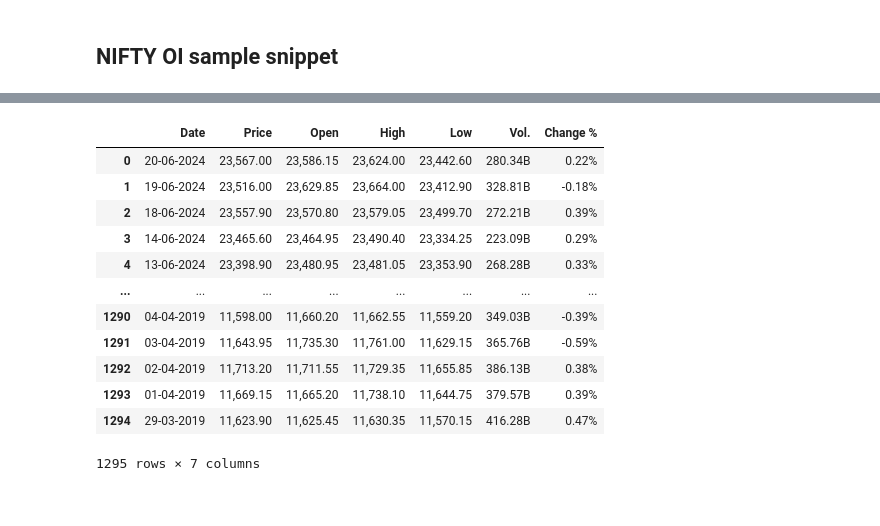
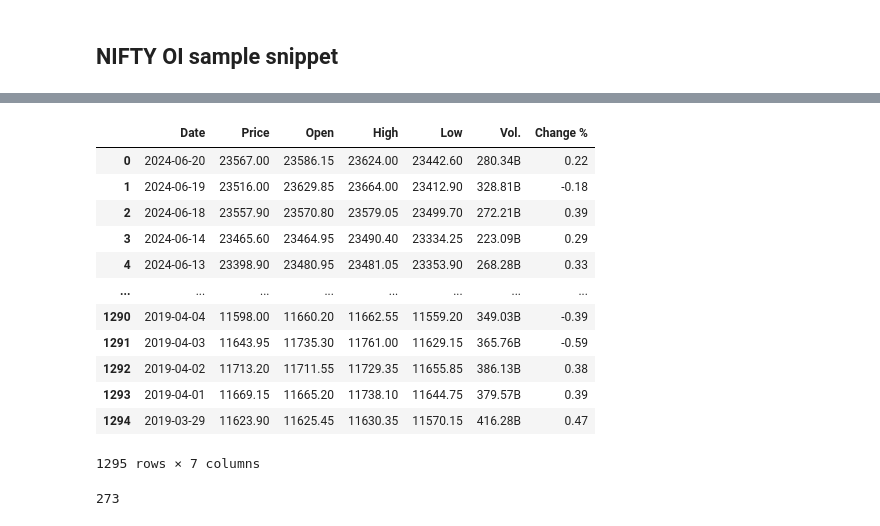
Before and after one commit to bala-ceg/backtest-strategies, a Jupyter notebook: weeklyexpiry_prediction.ipynb, the cells around one changed output, grey strips where cells are left out. Drawn from its saved outputs; the diff is of its cells as text; code cells hidden in the pictures.

```diff
--- a/weeklyexpiry_prediction.ipynb
+++ b/weeklyexpiry_prediction.ipynb
@@ -56,20 +103,25 @@ put_df[['FH_STRIKE_PRICE', 'FH_OPEN_INT','ABS_DIFF','FH_OPEN_INT_PERCENTAGE']].h
 # %%
 call_df[['FH_STRIKE_PRICE', 'FH_OPEN_INT']]
-# %%
-import pandas as pd
-historic_nifty_df = pd.read_csv('/content/Nifty50_5Ydata.csv')
-historic_nifty_df
-# %% [output]
-|  | Date | Price | Open | High | Low | Vol. | Change % |
-| 0 | 20-06-2024 | 23,567.00 | 23,586.15 | 23,624.00 | 23,442.60 | 280.34B | 0.22% |
-| 1 | 19-06-2024 | 23,516.00 | 23,629.85 | 23,664.00 | 23,412.90 | 328.81B | -0.18% |
-| 2 | 18-06-2024 | 23,557.90 | 23,570.80 | 23,579.05 | 23,499.70 | 272.21B | 0.39% |
-| 3 | 14-06-2024 | 23,465.60 | 23,464.95 | 23,490.40 | 23,334.25 | 223.09B | 0.29% |
-| 4 | 13-06-2024 | 23,398.90 | 23,480.95 | 23,481.05 | 23,353.90 | 268.28B | 0.33% |
-| ... | ... | ... | ... | ... | ... | ... | ... |
-| 1290 | 04-04-2019 | 11,598.00 | 11,660.20 | 11,662.55 | 11,559.20 | 349.03B | -0.39% |
-| 1291 | 03-04-2019 | 11,643.95 | 11,735.30 | 11,761.00 | 11,629.15 | 365.76B | -0.59% |
-| 1292 | 02-04-2019 | 11,713.20 | 11,711.55 | 11,729.35 | 11,655.85 | 386.13B | 0.38% |
-| 1293 | 01-04-2019 | 11,669.15 | 11,665.20 | 11,738.10 | 11,644.75 | 379.57B | 0.39% |
-| 1294 | 29-03-2019 | 11,623.90 | 11,625.45 | 11,630.35 | 11,570.15 | 416.28B | 0.47% |
-1295 rows × 7 columns
+# %%
+import pandas as pd
+historic_nifty_df = pd.read_csv('/content/Nifty50_5Ydata.csv')
+historic_nifty_df['Date'] = pd.to_datetime(historic_nifty_df['Date'], format="%d-%m-%Y")
+numeric_columns = ["Open", "High", "Low", "Price"]
+for column in numeric_columns:
+    historic_nifty_df[column] = historic_nifty_df[column].str.replace(",", "").astype(float)
+historic_nifty_df['Change %'] = historic_nifty_df['Change %'].str.replace("%", "").astype(float)
+historic_nifty_df
+# %% [output]
+|  | Date | Price | Open | High | Low | Vol. | Change % |
+| 0 | 2024-06-20 | 23567.00 | 23586.15 | 23624.00 | 23442.60 | 280.34B | 0.22 |
+| 1 | 2024-06-19 | 23516.00 | 23629.85 | 23664.00 | 23412.90 | 328.81B | -0.18 |
+| 2 | 2024-06-18 | 23557.90 | 23570.80 | 23579.05 | 23499.70 | 272.21B | 0.39 |
+| 3 | 2024-06-14 | 23465.60 | 23464.95 | 23490.40 | 23334.25 | 223.09B | 0.29 |
+| 4 | 2024-06-13 | 23398.90 | 23480.95 | 23481.05 | 23353.90 | 268.28B | 0.33 |
+| ... | ... | ... | ... | ... | ... | ... | ... |
+| 1290 | 2019-04-04 | 11598.00 | 11660.20 | 11662.55 | 11559.20 | 349.03B | -0.39 |
+| 1291 | 2019-04-03 | 11643.95 | 11735.30 | 11761.00 | 11629.15 | 365.76B | -0.59 |
+| 1292 | 2019-04-02 | 11713.20 | 11711.55 | 11729.35 | 11655.85 | 386.13B | 0.38 |
+| 1293 | 2019-04-01 | 11669.15 | 11665.20 | 11738.10 | 11644.75 | 379.57B | 0.39 |
+| 1294 | 2019-03-29 | 11623.90 | 11625.45 | 11630.35 | 11570.15 | 416.28B | 0.47 |
+1295 rows × 7 columns
@@ -75,0 +164,4 @@ historic_nifty_df
+# %%
+len(pivoted_data_1)
+# %% [output]
+273
```
Also changed, not shown: parts of 9 cells of this notebook.
